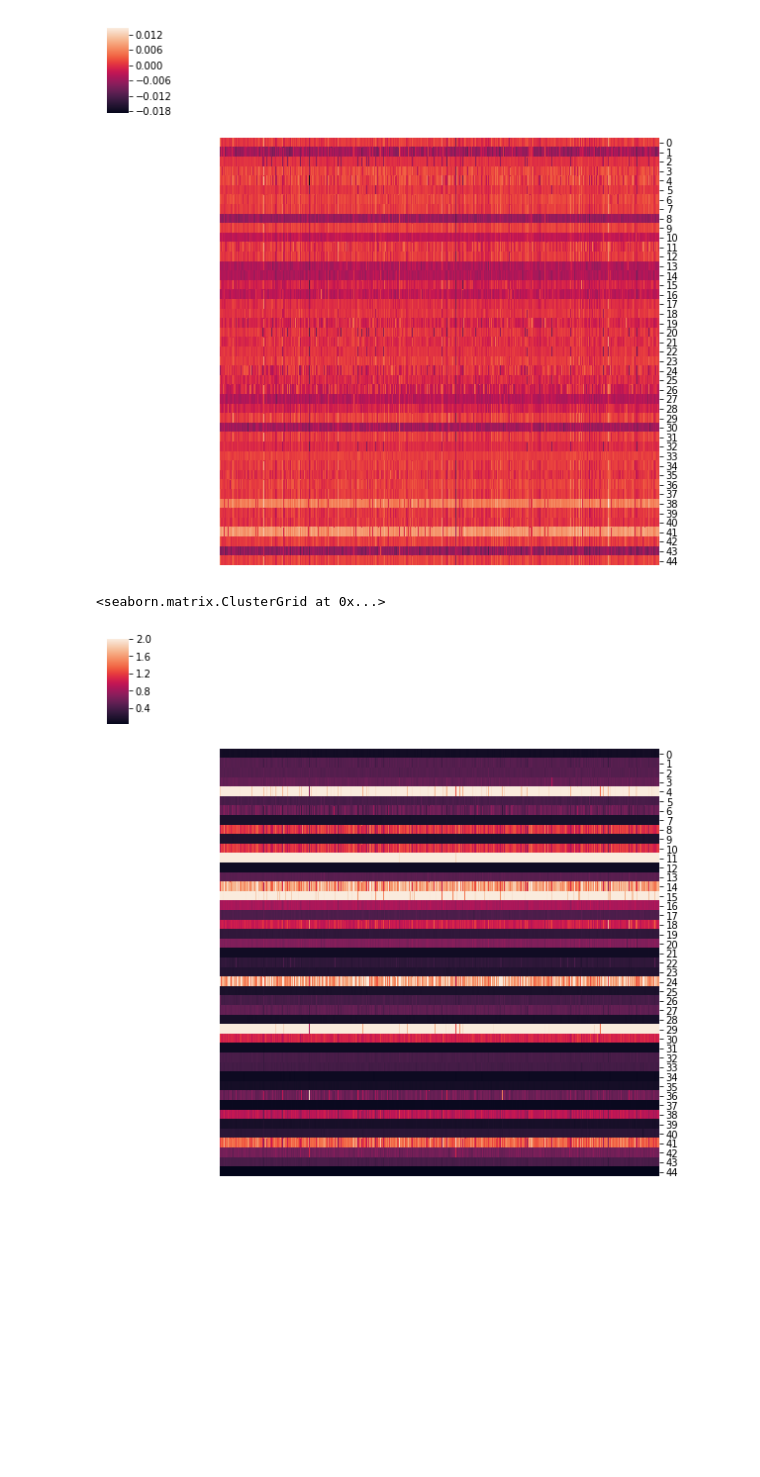
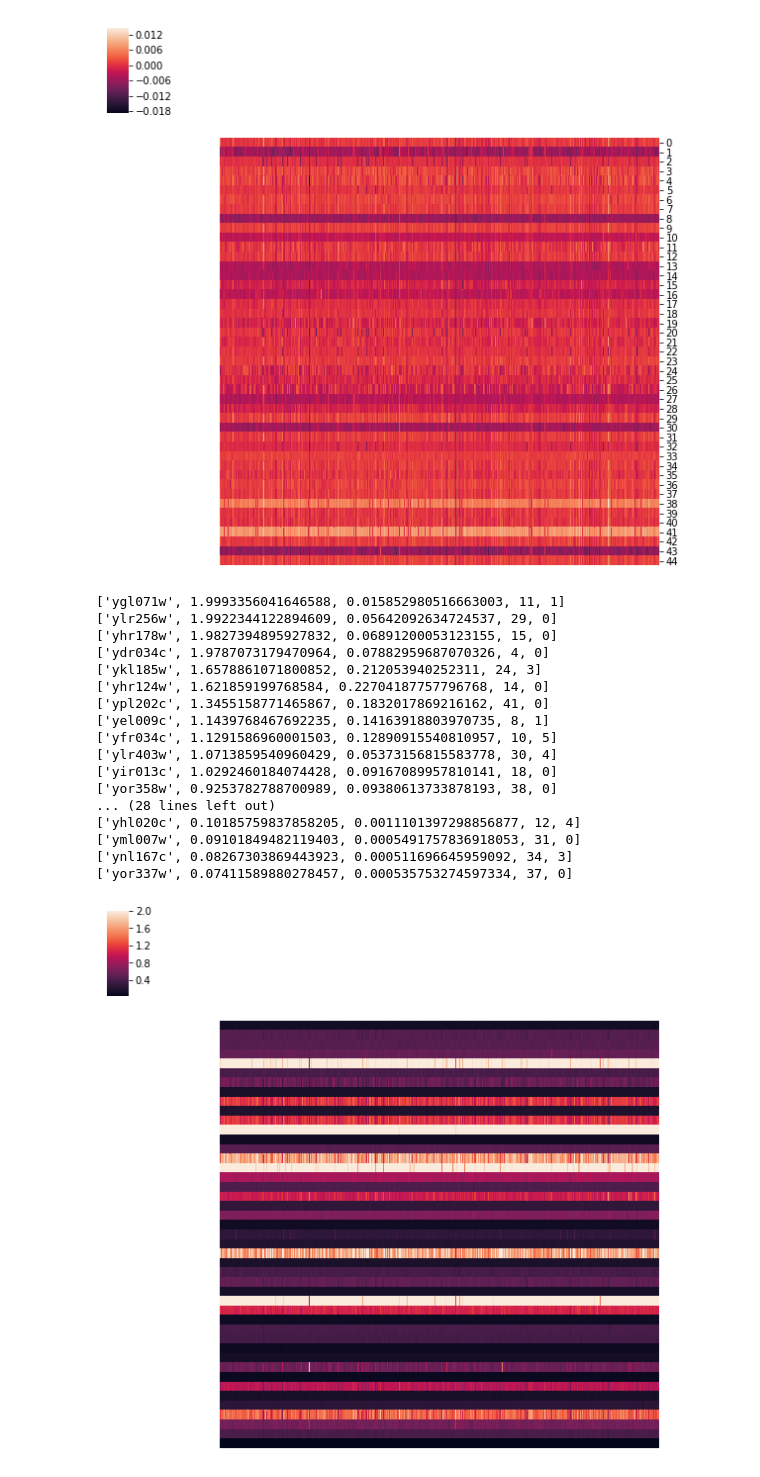
Before and after one commit to e-stan/BrentRotation, a Jupyter notebook: TFAInferenceCode/TFVASignConstrainedAnalysis.ipynb, the cells around one changed output. Saved outputs shown, nothing was run; the diff lists cells and outputs as text; code cells hidden in the pictures; blank space fills up the shorter version.

```diff
--- a/TFAInferenceCode/TFVASignConstrainedAnalysis.ipynb
+++ b/TFAInferenceCode/TFVASignConstrainedAnalysis.ipynb
@@ -22,4 +22,15 @@ sb.clustermap(TFAVariable,row_cluster=False,col_cluster = False,xticklabels = Fa
 plt.title("TFVA Mean Matrix")
 sb.clustermap(np.abs(np.subtract(matrix,TFAVariable)),row_cluster=False,col_cluster = False,xticklabels = False,yticklabels=1)
 plt.title("TFA Matrix - TFVA Mean Matrix")
+
+#get row labels for matrix
+rowLabelFile = "TFListZev.csv"
+TFs = [str.lower(x.rstrip())[1:-1] for x in open(rowLabelFile,"r").readlines()]
+print(len(TFs)) #should be 44
+
+
+diffMat = np.subtract(matrix,TFAVariable)
+TFDifferences = [[TFs[row],np.mean(diffMat[row]),np.std(diffMat[row]),row] for row in range(len(diffMat)-1)]
+TFDifferences.sort(key = lambda x:abs(x[1]),reverse = True)
+for diff in TFDifferences: print diff
 # %% [output]
@@ -56,10 +83,38 @@ Negative = found solution for upper bound and lower bound has a mean error from
 # %%
 # Look at relative size of TFA Range compared to found TFA value
 
+#get expected interactions
+expectedResults = [x.rstrip().split()[:3] for x in open("../SelectedData/kinaseTFInteractionsWQuantititation.txt","r").readlines()[1:]]
+expectedResults = [tf for kinase,tf,score in expectedResults]
+#interactions = {tf:len([tf1 for tf1 in expectedResults if tf1 == tf]) for tf in TFs}
+interactions = [[len([tf1 for tf1 in expectedResults if tf1 == tf])] for tf in TFs]
+
+
 TFARangeSize = [[(max(col1)-min(col1))/col2 for col1,col2 in zip(row1,row2)] for row1,row2 in zip(TFVARange,TFAVariable)]
-sb.clustermap(TFARangeSize,row_cluster=False,col_cluster = False,xticklabels = False,yticklabels=1)
+sb.clustermap(TFARangeSize,row_cluster=False,col_cluster = False,xticklabels = False,yticklabels=False)
+sb.clustermap(interactions,row_cluster=False,col_cluster = False,xticklabels = False, yticklabels=TFs,cmap="ocean")
 
+TFARange = [[TFs[row],np.mean(TFARangeSize[row]),np.std(TFARangeSize[row]),row,interactions[row][0]] for row in range(len(TFARangeSize)-1)]
+
+TFARange.sort(key = lambda x:x[1], reverse = True)
+for tf in TFARange: print(tf)
 # about 1/4 of the TFs have a range that makes their individual values meaningless
 # %% [output]
-<seaborn.matrix.ClusterGrid at 0x...>
+['ygl071w', 1.9993356041646588, 0.015852980516663003, 11, 1]
+['ylr256w', 1.9922344122894609, 0.05642092634724537, 29, 0]
+['yhr178w', 1.9827394895927832, 0.06891200053123155, 15, 0]
+['ydr034c', 1.9787073179470964, 0.07882959687070326, 4, 0]
+['ykl185w', 1.6578861071800852, 0.212053940252311, 24, 3]
+['yhr124w', 1.621859199768584, 0.22704187757796768, 14, 0]
+['ypl202c', 1.3455158771465867, 0.1832017869216162, 41, 0]
+['yel009c', 1.1439768467692235, 0.14163918803970735, 8, 1]
+['yfr034c', 1.1291586960001503, 0.12890915540810957, 10, 5]
+['ylr403w', 1.0713859540960429, 0.05373156815583778, 30, 4]
+['yir013c', 1.0292460184074428, 0.09167089957810141, 18, 0]
+['yor358w', 0.9253782788700989, 0.09380613733878193, 38, 0]
+... (28 lines left out)
+['yhl020c', 0.10185759837858205, 0.0011101397298856877, 12, 4]
+['yml007w', 0.09101849482119403, 0.0005491757836918053, 31, 0]
+['ynl167c', 0.08267303869443923, 0.000511696645959092, 34, 3]
+['yor337w', 0.07411589880278457, 0.000535753274597334, 37, 0]
-[figure, old version]
+[figure, new version]
```
Also changed, not shown: parts of 2 cells of this notebook, 4 other files.
